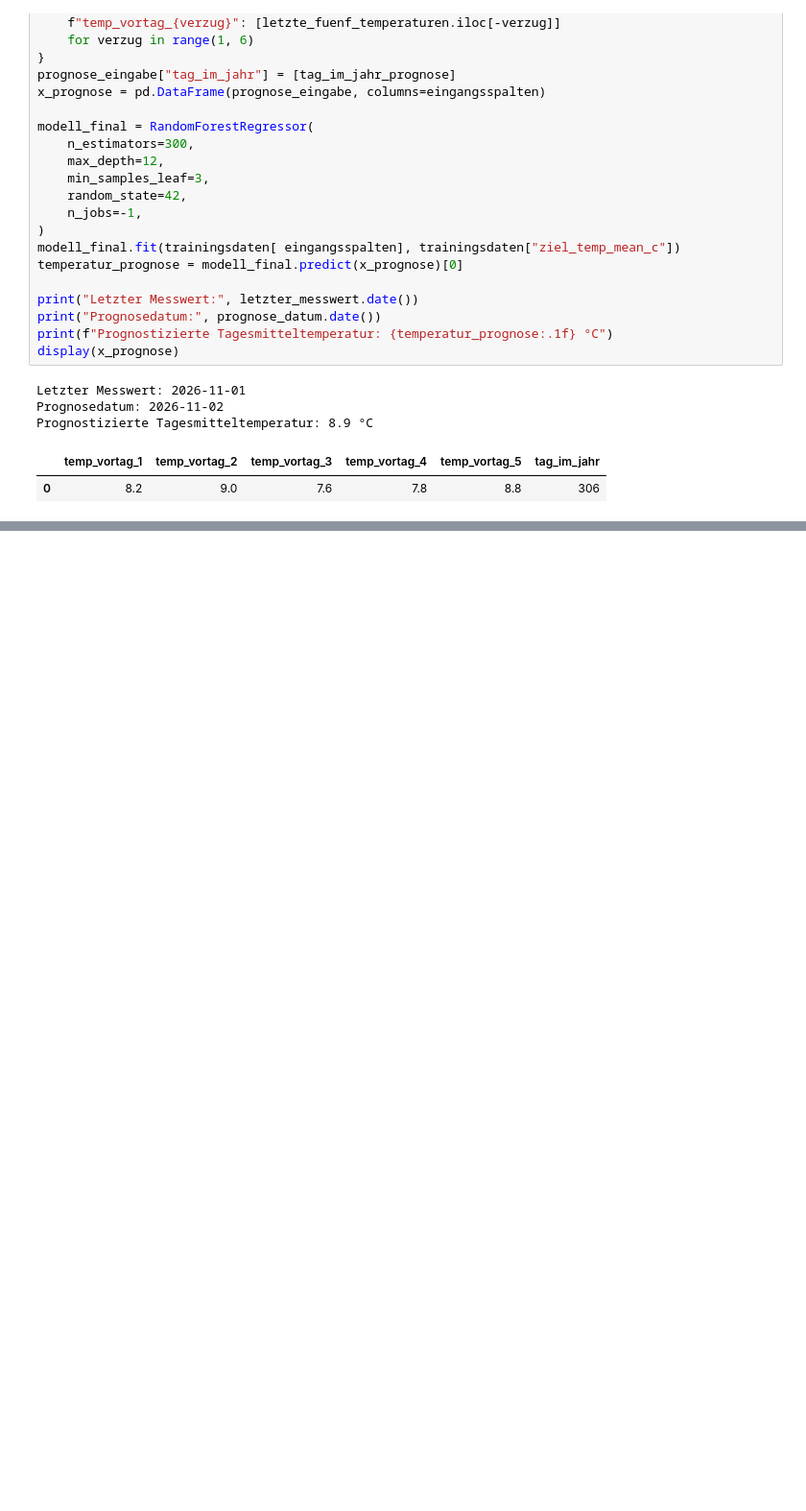
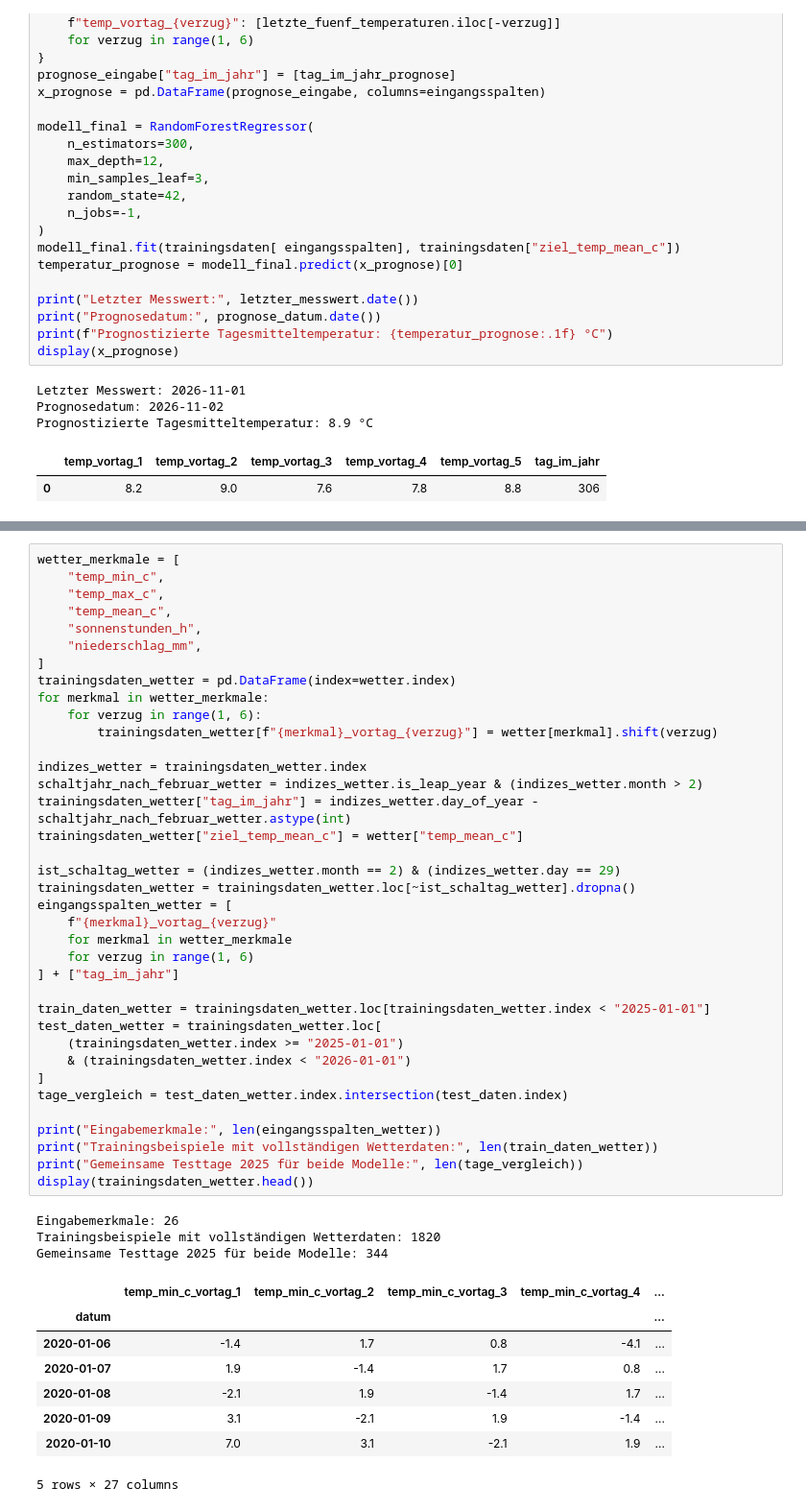
Before and after one commit to ArnLoe/htw_seminar3_jupyter, a Jupyter notebook: dwd_wetteranalyse_berlin.ipynb, the cells around one changed output, grey strips where cells are left out. Shown at 96% size. Drawn from its saved outputs; the diff is of its cells as text; blank space fills up the shorter version.

Commit message:
Wetter-Prognose alldata_6

```diff
--- a/dwd_wetteranalyse_berlin.ipynb
+++ b/dwd_wetteranalyse_berlin.ipynb
@@ -415,0 +422,49 @@ Prognostizierte Tagesmitteltemperatur: 8.9 °C
+# %%
+wetter_merkmale = [
+    "temp_min_c",
+    "temp_max_c",
+    "temp_mean_c",
+    "sonnenstunden_h",
+    "niederschlag_mm",
+]
+trainingsdaten_wetter = pd.DataFrame(index=wetter.index)
+for merkmal in wetter_merkmale:
+    for verzug in range(1, 6):
+        trainingsdaten_wetter[f"{merkmal}_vortag_{verzug}"] = wetter[merkmal].shift(verzug)
+
+indizes_wetter = trainingsdaten_wetter.index
+schaltjahr_nach_februar_wetter = indizes_wetter.is_leap_year & (indizes_wetter.month > 2)
+trainingsdaten_wetter["tag_im_jahr"] = indizes_wetter.day_of_year - schaltjahr_nach_februar_wetter.astype(int)
+trainingsdaten_wetter["ziel_temp_mean_c"] = wetter["temp_mean_c"]
+
+ist_schaltag_wetter = (indizes_wetter.month == 2) & (indizes_wetter.day == 29)
+trainingsdaten_wetter = trainingsdaten_wetter.loc[~ist_schaltag_wetter].dropna()
+eingangsspalten_wetter = [
+    f"{merkmal}_vortag_{verzug}"
+    for merkmal in wetter_merkmale
+    for verzug in range(1, 6)
+] + ["tag_im_jahr"]
+
+train_daten_wetter = trainingsdaten_wetter.loc[trainingsdaten_wetter.index < "2025-01-01"]
+test_daten_wetter = trainingsdaten_wetter.loc[
+    (trainingsdaten_wetter.index >= "2025-01-01")
+    & (trainingsdaten_wetter.index < "2026-01-01")
+]
+tage_vergleich = test_daten_wetter.index.intersection(test_daten.index)
+
+print("Eingabemerkmale:", len(eingangsspalten_wetter))
+print("Trainingsbeispiele mit vollständigen Wetterdaten:", len(train_daten_wetter))
+print("Gemeinsame Testtage 2025 für beide Modelle:", len(tage_vergleich))
+display(trainingsdaten_wetter.head())
+# %% [output]
+Eingabemerkmale: 26
+Trainingsbeispiele mit vollständigen Wetterdaten: 1820
+Gemeinsame Testtage 2025 für beide Modelle: 344
+|  | temp_min_c_vortag_1 | temp_min_c_vortag_2 | temp_min_c_vortag_3 | temp_min_c_vortag_4 | ... |
+| datum |  |  |  |  | ... |
+| 2020-01-06 | -1.4 | 1.7 | 0.8 | -4.1 | ... |
+| 2020-01-07 | 1.9 | -1.4 | 1.7 | 0.8 | ... |
+| 2020-01-08 | -2.1 | 1.9 | -1.4 | 1.7 | ... |
+| 2020-01-09 | 3.1 | -2.1 | 1.9 | -1.4 | ... |
+| 2020-01-10 | 7.0 | 3.1 | -2.1 | 1.9 | ... |
+5 rows × 27 columns
```
Also changed, not shown: parts of 5 cells of this notebook, 1 other file.
